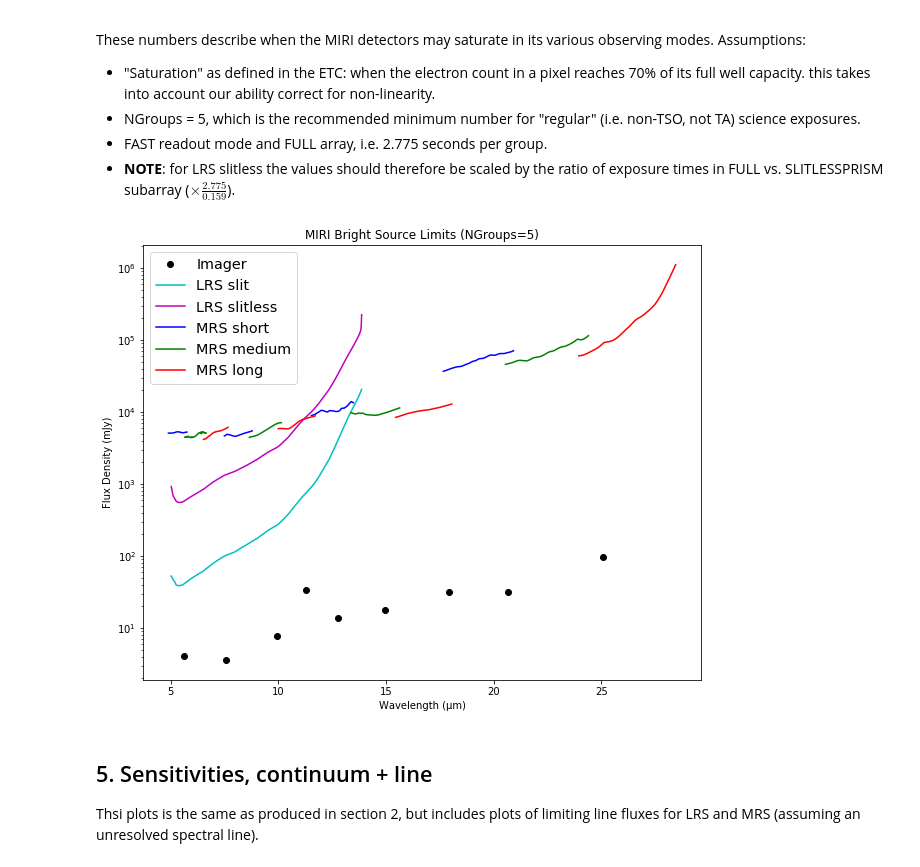
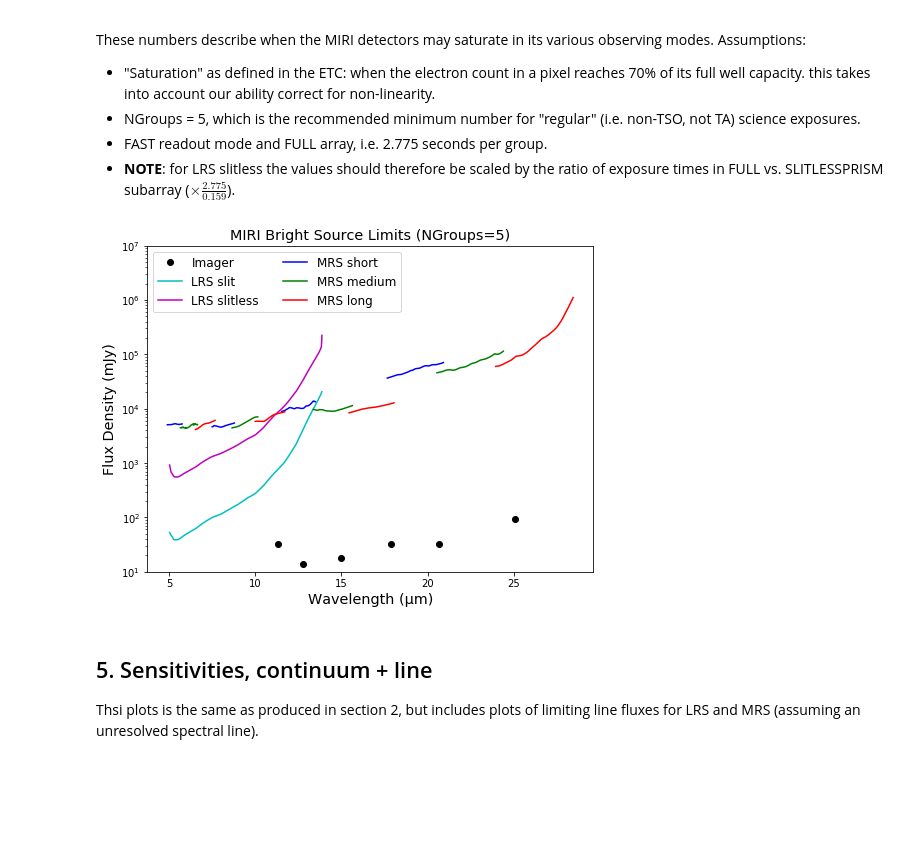
Before and after one commit to STScI-MIRI/JDox-SensitivityAndSaturationLimits, a Jupyter notebook: MIRI_Sensitivity_BrightSource_Tables_ETC1.5.ipynb, the cells around one changed output. Cells and saved outputs as stored; diff of their text form; code cells hidden in the pictures; blank space fills up the shorter version.

```diff
--- a/MIRI_Sensitivity_BrightSource_Tables_ETC1.5.ipynb
+++ b/MIRI_Sensitivity_BrightSource_Tables_ETC1.5.ipynb
@@ -190,27 +162,28 @@ These numbers describe when the MIRI detectors may saturate in its various obser
 * FAST readout mode and FULL array, i.e. 2.775 seconds per group.
 * **NOTE**: for LRS slitless the values should therefore be scaled by the ratio of exposure times in FULL vs. SLITLESSPRISM subarray ($\times \frac{2.775}{0.159}$).
 # %%
-blim_fig = plt.figure(figsize=[10,8])
+blim_fig = plt.figure(figsize=[8,6])
 plt.semilogy(im['wavelengths'], im['sat_limits'],'ko', label = 'Imager')
 plt.semilogy(lrs['wavelengths'][1], lrs['sat_limits'][1], color = 'c', label = 'LRS slit')
 plt.semilogy(lrs['wavelengths'][0], lrs['sat_limits'][0] * (2.775/0.159), color = 'm', label = 'LRS slitless')
 
 for s in ishort:
     plt.semilogy(mrs['wavelengths'][s], mrs['sat_limits'][s], color = 'b', label = mrslabs[s])
 for m in imed:
     plt.semilogy(mrs['wavelengths'][m], mrs['sat_limits'][m], color = 'g', label = mrslabs[m])
 for l in ilong:
     plt.semilogy(mrs['wavelengths'][l], mrs['sat_limits'][l], color = 'r', label = mrslabs[l])
 
-plt.xlabel('Wavelength (µm)')
-plt.ylabel('Flux Density (mJy)')
-plt.title('MIRI Bright Source Limits (NGroups=5)')
-plt.legend(loc='best', fontsize='x-large')
+plt.xlabel('Wavelength (µm)', fontsize='x-large')
+plt.ylabel('Flux Density (mJy)', fontsize='x-large')
+plt.ylim([10, 10e6])
+plt.title('MIRI Bright Source Limits (NGroups=5)', fontsize='x-large')
+plt.legend(loc='upper left', fontsize='large', ncol=2)
 
-plt.savefig(out_dir + 'miribrightsourcelimits_1.4etc.png', bbox_inches = 'tight')
+plt.savefig(out_dir + 'miribrightsourcelimits_1.5etc.png', bbox_inches = 'tight')
 blim_fig.show()
 # %% [output]
-[figure, old version]
+[figure, new version]
 # %% [markdown]
 ## 5. Sensitivities, continuum + line
 
```
Also changed, not shown: parts of 9 cells of this notebook, 3 other files.
